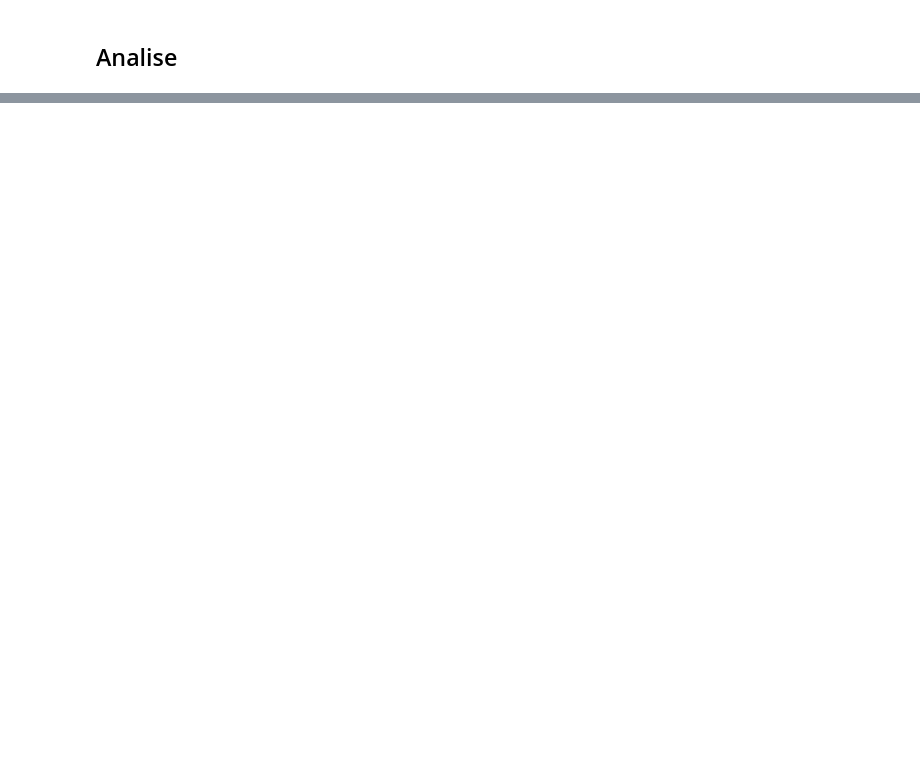
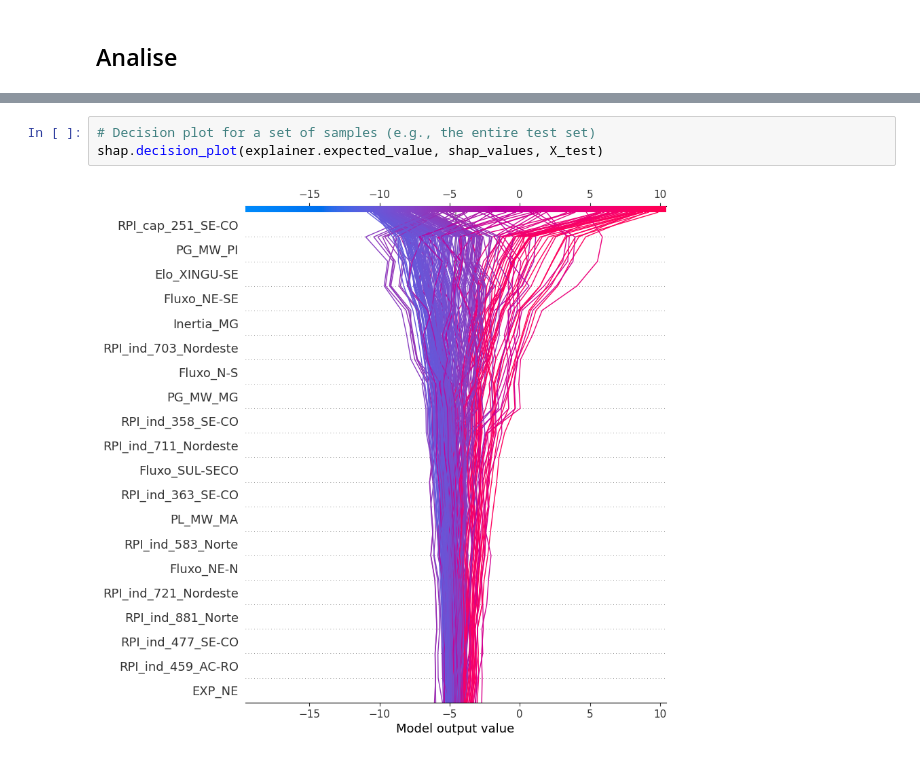
Before and after one commit to DavidSzO/Cluster_Interpretability_SIN, a Jupyter notebook: ClusterInterpretability.ipynb, the cells around one changed output, grey strips where cells are left out. Drawn from its saved outputs; the diff is of its cells as text; blank space fills up the shorter version.

```diff
--- a/ClusterInterpretability.ipynb
+++ b/ClusterInterpretability.ipynb
@@ -1282,0 +1797,5 @@ for i, class_name in enumerate(class_names):
+# %%
+# Decision plot for a set of samples (e.g., the entire test set)
+shap.decision_plot(explainer.expected_value, shap_values, X_test)
+# %% [output]
+[figure, added]
```
Also changed, not shown: parts of 50 cells of this notebook, 38 other files.
